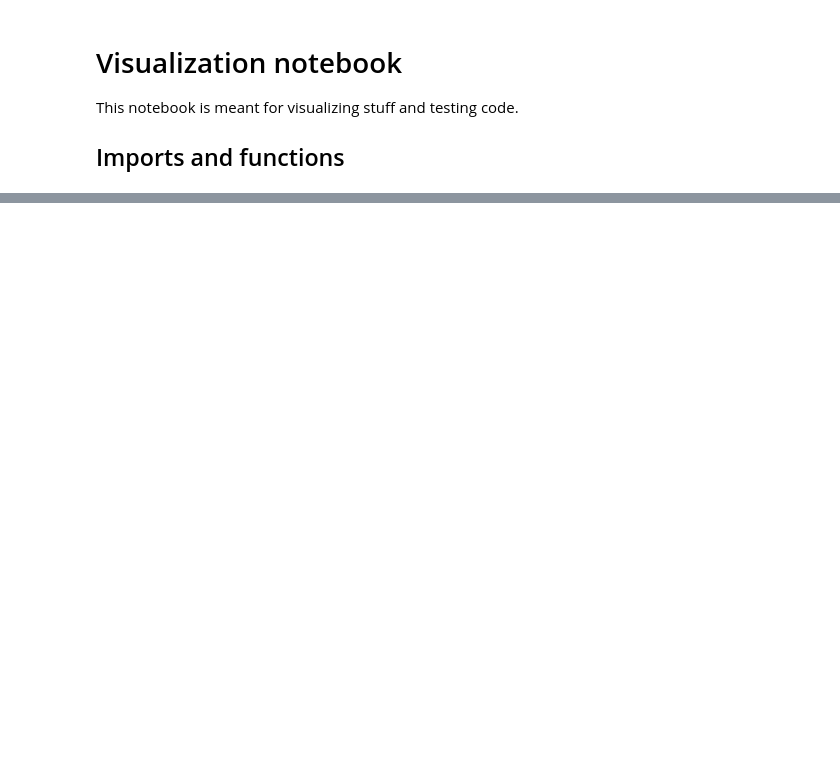
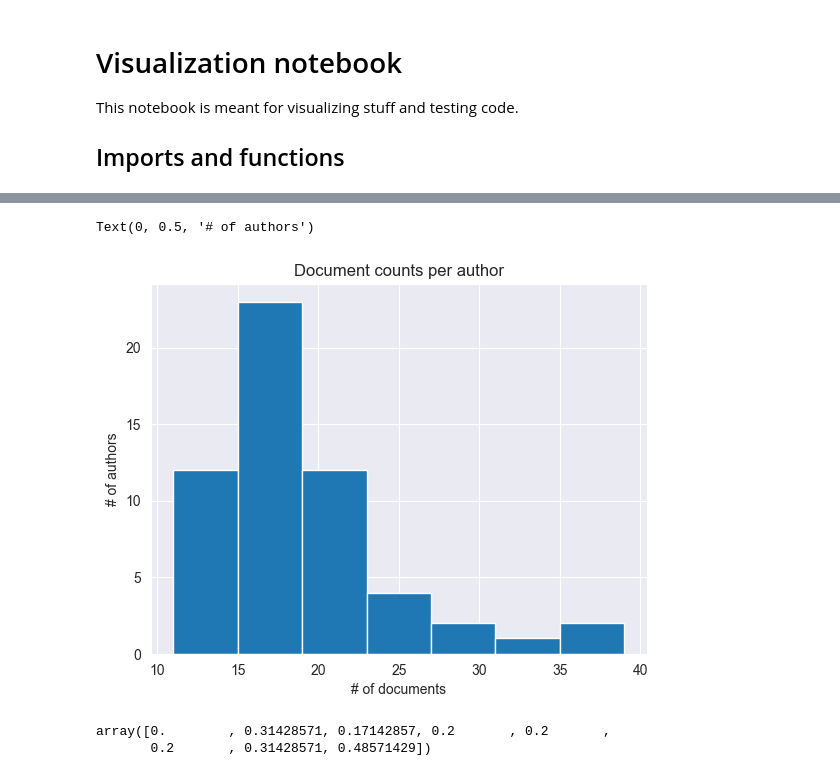
Before and after one commit to eric-sclafani/gram2vec, a Jupyter notebook: gram2vec/visualize.ipynb, the cells around one changed output, grey strips where cells are left out. Cells and saved outputs as stored; diff of their text form; code cells hidden in the pictures; blank space fills up the shorter version.

```diff
--- a/gram2vec/visualize.ipynb
+++ b/gram2vec/visualize.ipynb
@@ -126,0 +117,15 @@ Max # of docs: {author_max}""")
+# %%
+df["Total docs"].hist(bins=7)
+plt.title("Document counts per author")
+plt.xlabel("# of documents")
+plt.ylabel("# of authors")
+# %% [output]
+Text(0, 0.5, '# of authors')
+[figure, added]
+# %%
+df = pd.read_csv("eval/results/pan_dev_bin_results.csv")
+
+np.array(df["Accuracy"])
+# %% [output]
+array([0.        , 0.31428571, 0.17142857, 0.2       , 0.2       ,
+       0.2       , 0.31428571, 0.48571429])
```
Also changed, not shown: parts of 9 cells of this notebook, 6 other files.
